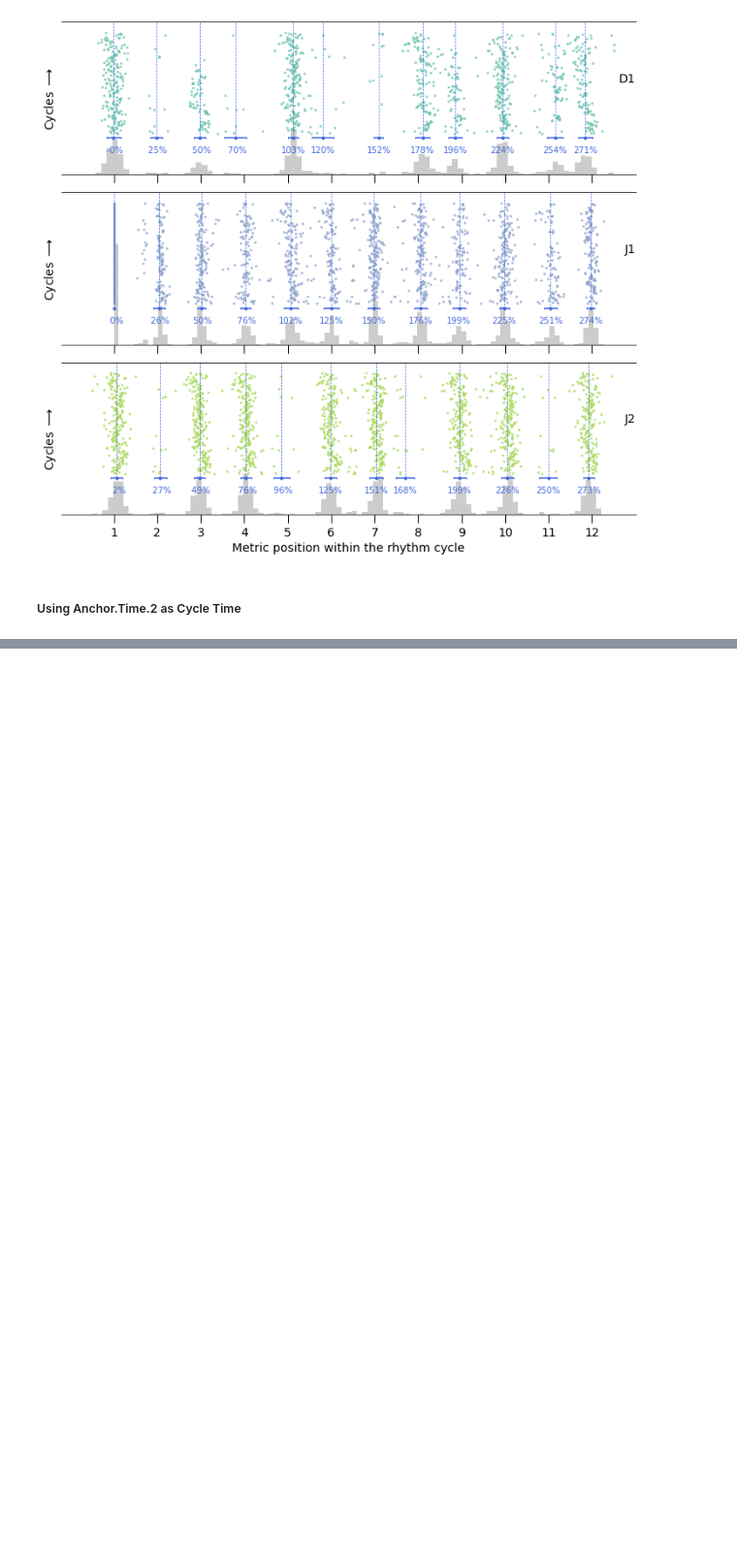
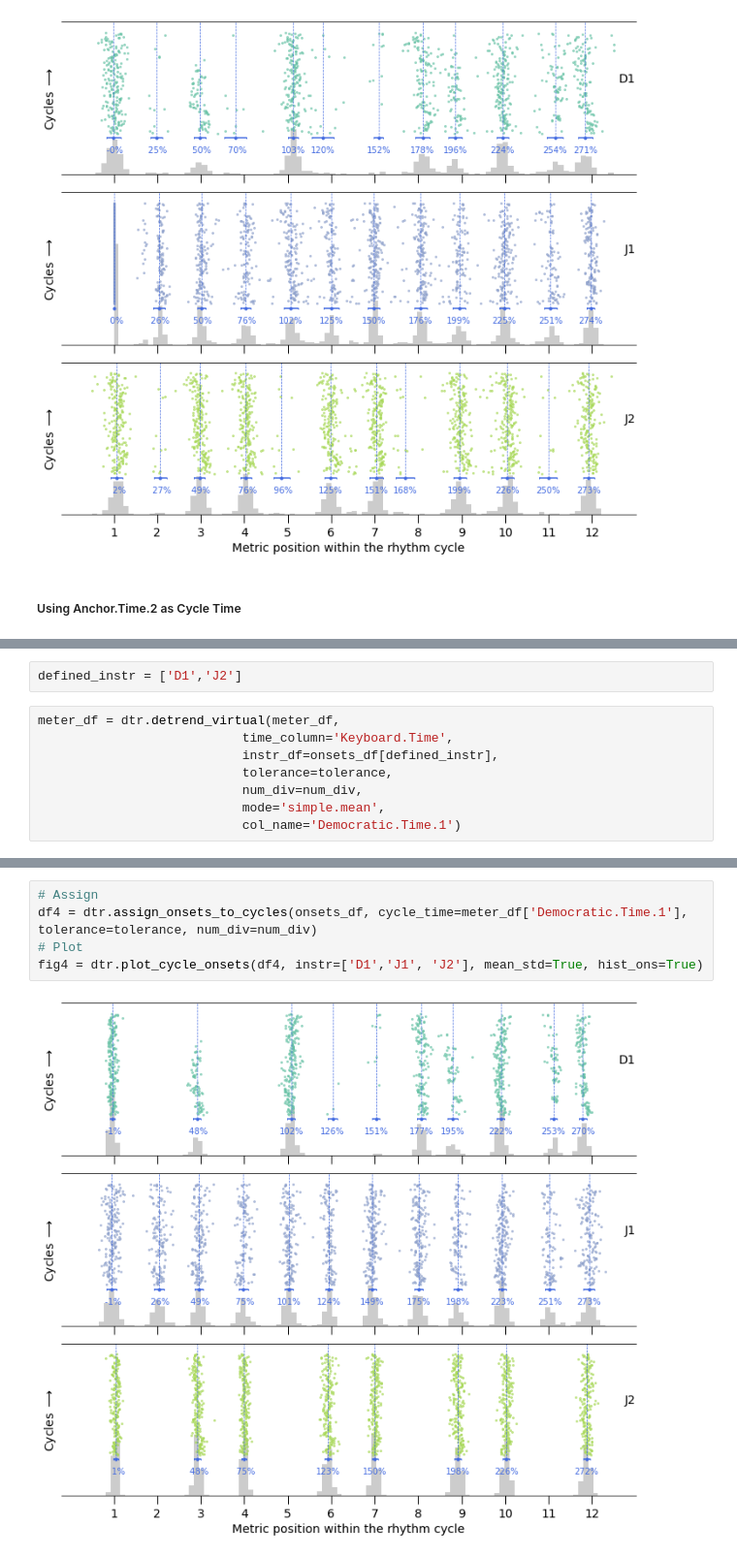
Before and after one commit to satyajeetprabhu/djembedancedata-internship, a Jupyter notebook: djembe_dance_data_demo.ipynb, the cells around one changed output, grey strips where cells are left out. Shown at 97% size. Drawn from its saved outputs; the diff is of its cells as text; blank space fills up the shorter version.

Commit message:
added virtual time and histogram plot

```diff
--- a/djembe_dance_data_demo.ipynb
+++ b/djembe_dance_data_demo.ipynb
@@ -185,0 +187,10 @@ dtr.plot_cycle_onsets(norm_df3, instr=['D1', 'J1', 'J2'], mean_std=True, hist_on
+# %%
+defined_instr = ['D1','J2']
+# %%
+meter_df = dtr.detrend_virtual(meter_df,
+                           time_column='Keyboard.Time',
+                           instr_df=onsets_df[defined_instr],
+                           tolerance=tolerance,
+                           num_div=num_div,
+                           mode='simple.mean',
+                           col_name='Democratic.Time.1')
@@ -185,0 +206,7 @@ dtr.plot_cycle_onsets(norm_df3, instr=['D1', 'J1', 'J2'], mean_std=True, hist_on
+# %%
+# Assign
+df4 = dtr.assign_onsets_to_cycles(onsets_df, cycle_time=meter_df['Democratic.Time.1'], tolerance=tolerance, num_div=num_div)
+# Plot
+fig4 = dtr.plot_cycle_onsets(df4, instr=['D1','J1', 'J2'], mean_std=True, hist_ons=True)
+# %% [output]
+[figure, added]
```
Also changed, not shown: parts of 12 cells of this notebook.
